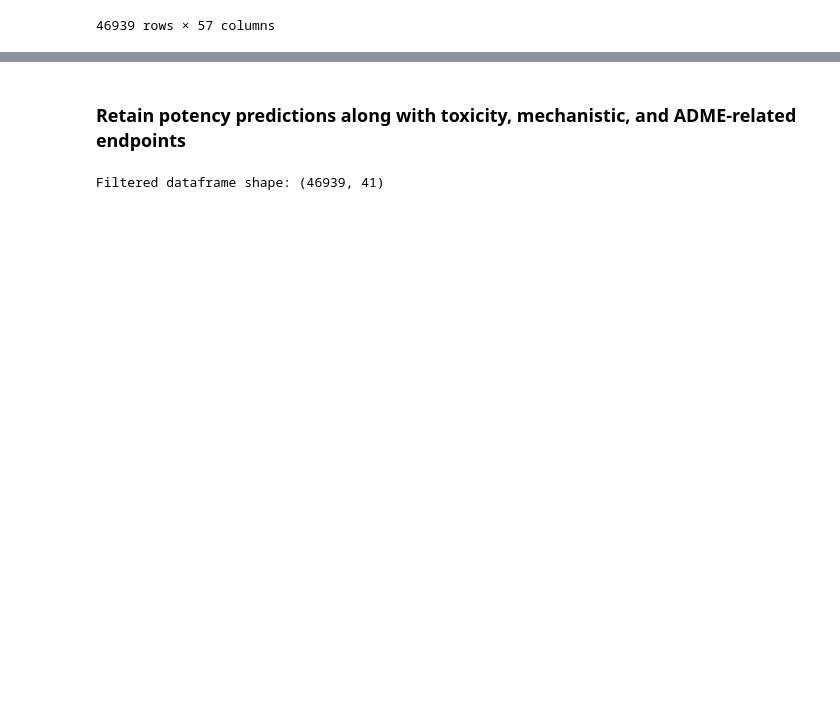
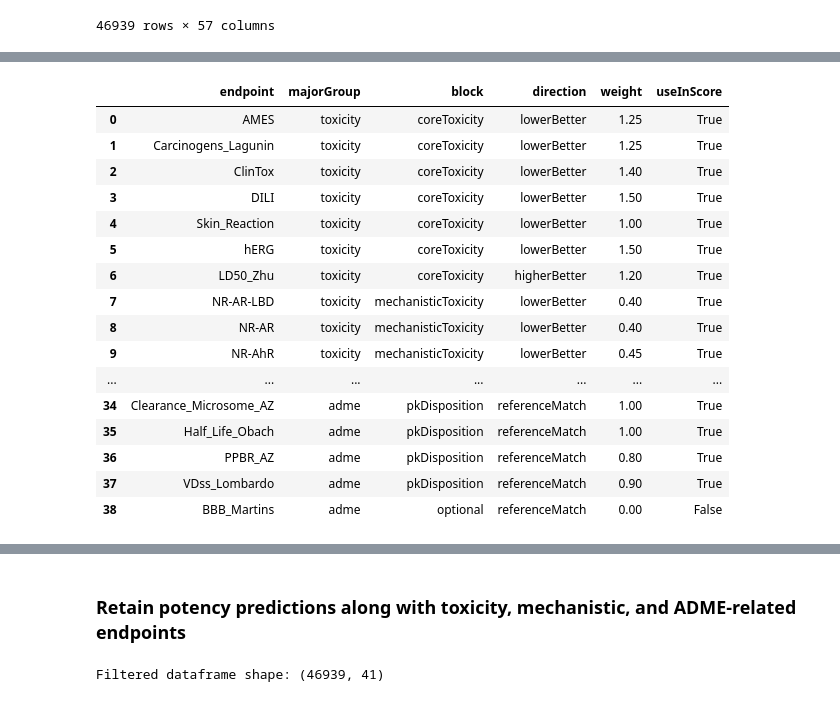
Before and after one commit to soumyadeepghosh35/DTRA_DrugDesign, a Jupyter notebook: DTRA_project_notebooks/Step6_Toxicity_BacillusAnthracis.ipynb, the cells around one changed output, grey strips where cells are left out. Drawn from its saved outputs; the diff is of its cells as text; code cells hidden in the pictures; blank space fills up the shorter version.

```diff
--- a/DTRA_project_notebooks/Step6_Toxicity_BacillusAnthracis.ipynb
+++ b/DTRA_project_notebooks/Step6_Toxicity_BacillusAnthracis.ipynb
@@ -252,0 +438,87 @@ pPotency_prediction range: 1.141 → 6.143
+# %%
+endpointMetaDF = pd.DataFrame([
+    # --------------------
+    # Core toxicity
+    # --------------------
+    {"endpoint": "AMES",                  "majorGroup": "toxicity", "block": "coreToxicity",        "direction": "lowerBetter",   "weight": 1.25, "useInScore": True},
+    {"endpoint": "Carcinogens_Lagunin",   "majorGroup": "toxicity", "block": "coreToxicity",        "direction": "lowerBetter",   "weight": 1.25, "useInScore": True},
+    {"endpoint": "ClinTox",               "majorGroup": "toxicity", "block": "coreToxicity",        "direction": "lowerBetter",   "weight": 1.40, "useInScore": True},
+    {"endpoint": "DILI",                  "majorGroup": "toxicity", "block": "coreToxicity",        "direction": "lowerBetter",   "weight": 1.50, "useInScore": True},
+    {"endpoint": "Skin_Reaction",         "majorGroup": "toxicity", "block": "coreToxicity",        "direction": "lowerBetter",   "weight": 1.00, "useInScore": True},
+    {"endpoint": "hERG",                  "majorGroup": "toxicity", "block": "coreToxicity",        "direction": "lowerBetter",   "weight": 1.50, "useInScore": True},
+    {"endpoint": "LD50_Zhu",              "majorGroup": "toxicity", "block": "coreToxicity",        "direction": "higherBetter",  "weight": 1.20, "useInScore": True},
+
+    # --------------------
+    # Mechanistic toxicity alerts
+    # --------------------
+    {"endpoint": "NR-AR-LBD",             "majorGroup": "toxicity", "block": "mechanisticToxicity", "direction": "lowerBetter",   "weight": 0.40, "useInScore": True},
+    {"endpoint": "NR-AR",                 "majorGroup": "toxicity", "block": "mechanisticToxicity", "direction": "lowerBetter",   "weight": 0.40, "useInScore": True},
+    {"endpoint": "NR-AhR",                "majorGroup": "toxicity", "block": "mechanisticToxicity", "direction": "lowerBetter",   "weight": 0.45, "useInScore": True},
+    {"endpoint": "NR-Aromatase",          "majorGroup": "toxicity", "block": "mechanisticToxicity", "direction": "lowerBetter",   "weight": 0.40, "useInScore": True},
+    {"endpoint": "NR-ER-LBD",             "majorGroup": "toxicity", "block": "mechanisticToxicity", "direction": "lowerBetter",   "weight": 0.40, "useInScore": True},
+    {"endpoint": "NR-ER",                 "majorGroup": "toxicity", "block": "mechanisticToxicity", "direction": "lowerBetter",   "weight": 0.40, "useInScore": True},
+    {"endpoint": "NR-PPAR-gamma",         "majorGroup": "toxicity", "block": "mechanisticToxicity", "direction": "lowerBetter",   "weight": 0.40, "useInScore": True},
+    {"endpoint": "SR-ARE",                "majorGroup": "toxicity", "block": "mechanisticToxicity", "direction": "lowerBetter",   "weight": 0.45, "useInScore": True},
+    {"endpoint": "SR-ATAD5",              "majorGroup": "toxicity", "block": "mechanisticToxicity", "direction": "lowerBetter",   "weight": 0.50, "useInScore": True},
+    {"endpoint": "SR-HSE",                "majorGroup": "toxicity", "block": "mechanisticToxicity", "direction": "lowerBetter",   "weight": 0.40, "useInScore": True},
+    {"endpoint": "SR-MMP",                "majorGroup": "toxicity", "block": "mechanisticToxicity", "direction": "lowerBetter",   "weight": 0.50, "useInScore": True},
+    {"endpoint": "SR-p53",                "majorGroup": "toxicity", "block": "mechanisticToxicity", "direction": "lowerBetter",   "weight": 0.55, "useInScore": True},
+
+    # --------------------
+    # Absorption / developability
+    # --------------------
+    {"endpoint": "Bioavailability_Ma",    "majorGroup": "adme",     "block": "absorption",          "direction": "higherBetter",  "weight": 1.30, "useInScore": True},
+    {"endpoint": "HIA_Hou",               "majorGroup": "adme",     "block": "absorption",          "direction": "higherBetter",  "weight": 1.30, "useInScore": True},
+    {"endpoint": "PAMPA_NCATS",           "majorGroup": "adme",     "block": "absorption",          "direction": "higherBetter",  "weight": 1.10, "useInScore": True},
+    {"endpoint": "Caco2_Wang",            "majorGroup": "adme",     "block": "absorption",          "direction": "higherBetter",  "weight": 1.10, "useInScore": True},
+    {"endpoint": "Solubility_AqSolDB",    "majorGroup": "adme",     "block": "absorption",          "direction": "higherBetter",  "weight": 1.20, "useInScore": True},
+
+    # --------------------
+    # Metabolism / transporter liabilities
+    # --------------------
+    {"endpoint": "CYP1A2_Veith",                 "majorGroup": "adme", "block": "metabolismTransport", "direction": "lowerBetter",   "weight": 0.90, "useInScore": True},
+    {"endpoint": "CYP2C19_Veith",                "majorGroup": "adme", "block": "metabolismTransport", "direction": "lowerBetter",   "weight": 0.90, "useInScore": True},
+    {"endpoint": "CYP2C9_Veith",                 "majorGroup": "adme", "block": "metabolismTransport", "direction": "lowerBetter",   "weight": 0.90, "useInScore": True},
+    {"endpoint": "CYP2D6_Veith",                 "majorGroup": "adme", "block": "metabolismTransport", "direction": "lowerBetter",   "weight": 0.90, "useInScore": True},
+    {"endpoint": "CYP3A4_Veith",                 "majorGroup": "adme", "block": "metabolismTransport", "direction": "lowerBetter",   "weight": 0.90, "useInScore": True},
+
+    # These are kept as referenceMatch by default because substrate status is often context-dependent.
+    {"endpoint": "CYP2C9_Substrate_CarbonMangels",  "majorGroup": "adme", "block": "metabolismTransport", "direction": "referenceMatch", "weight": 0.60, "useInScore": True},
+    {"endpoint": "CYP2D6_Substrate_CarbonMangels",  "majorGroup": "adme", "block": "metabolismTransport", "direction": "referenceMatch", "weight": 0.60, "useInScore": True},
+    {"endpoint": "CYP3A4_Substrate_CarbonMangels",  "majorGroup": "adme", "block": "metabolismTransport", "direction": "referenceMatch", "weight": 0.60, "useInScore": True},
+    {"endpoint": "Pgp_Broccatelli",                 "majorGroup": "adme", "block": "metabolismTransport", "direction": "referenceMatch", "weight": 0.80, "useInScore": True},
+
+    # --------------------
+    # PK disposition / exposure
+    # --------------------
+    {"endpoint": "Clearance_Hepatocyte_AZ", "majorGroup": "adme", "block": "pkDisposition", "direction": "referenceMatch", "weight": 1.00, "useInScore": True},
+    {"endpoint": "Clearance_Microsome_AZ",  "majorGroup": "adme", "block": "pkDisposition", "direction": "referenceMatch", "weight": 1.00, "useInScore": True},
+    {"endpoint": "Half_Life_Obach",         "majorGroup": "adme", "block": "pkDisposition", "direction": "referenceMatch", "weight": 1.00, "useInScore": True},
+    {"endpoint": "PPBR_AZ",                 "majorGroup": "adme", "block": "pkDisposition", "direction": "referenceMatch", "weight": 0.80, "useInScore": True},
+    {"endpoint": "VDss_Lombardo",           "majorGroup": "adme", "block": "pkDisposition", "direction": "referenceMatch", "weight": 0.90, "useInScore": True},
+
+    # --------------------
+    # Optional endpoint
+    # --------------------
+    {"endpoint": "BBB_Martins",             "majorGroup": "adme", "block": "optional", "direction": "referenceMatch", "weight": 0.00, "useInScore": False},
+])
+
+endpointMetaDF
+# %% [output]
+|  | endpoint | majorGroup | block | direction | weight | useInScore |
+| 0 | AMES | toxicity | coreToxicity | lowerBetter | 1.25 | True |
+| 1 | Carcinogens_Lagunin | toxicity | coreToxicity | lowerBetter | 1.25 | True |
+| 2 | ClinTox | toxicity | coreToxicity | lowerBetter | 1.40 | True |
+| 3 | DILI | toxicity | coreToxicity | lowerBetter | 1.50 | True |
+| 4 | Skin_Reaction | toxicity | coreToxicity | lowerBetter | 1.00 | True |
+| 5 | hERG | toxicity | coreToxicity | lowerBetter | 1.50 | True |
+| 6 | LD50_Zhu | toxicity | coreToxicity | higherBetter | 1.20 | True |
+| 7 | NR-AR-LBD | toxicity | mechanisticToxicity | lowerBetter | 0.40 | True |
+| 8 | NR-AR | toxicity | mechanisticToxicity | lowerBetter | 0.40 | True |
+| 9 | NR-AhR | toxicity | mechanisticToxicity | lowerBetter | 0.45 | True |
+| ... | ... | ... | ... | ... | ... | ... |
+| 34 | Clearance_Microsome_AZ | adme | pkDisposition | referenceMatch | 1.00 | True |
+| 35 | Half_Life_Obach | adme | pkDisposition | referenceMatch | 1.00 | True |
+| 36 | PPBR_AZ | adme | pkDisposition | referenceMatch | 0.80 | True |
+| 37 | VDss_Lombardo | adme | pkDisposition | referenceMatch | 0.90 | True |
+| 38 | BBB_Martins | adme | optional | referenceMatch | 0.00 | False |
```
Also changed, not shown: parts of 26 cells of this notebook.
